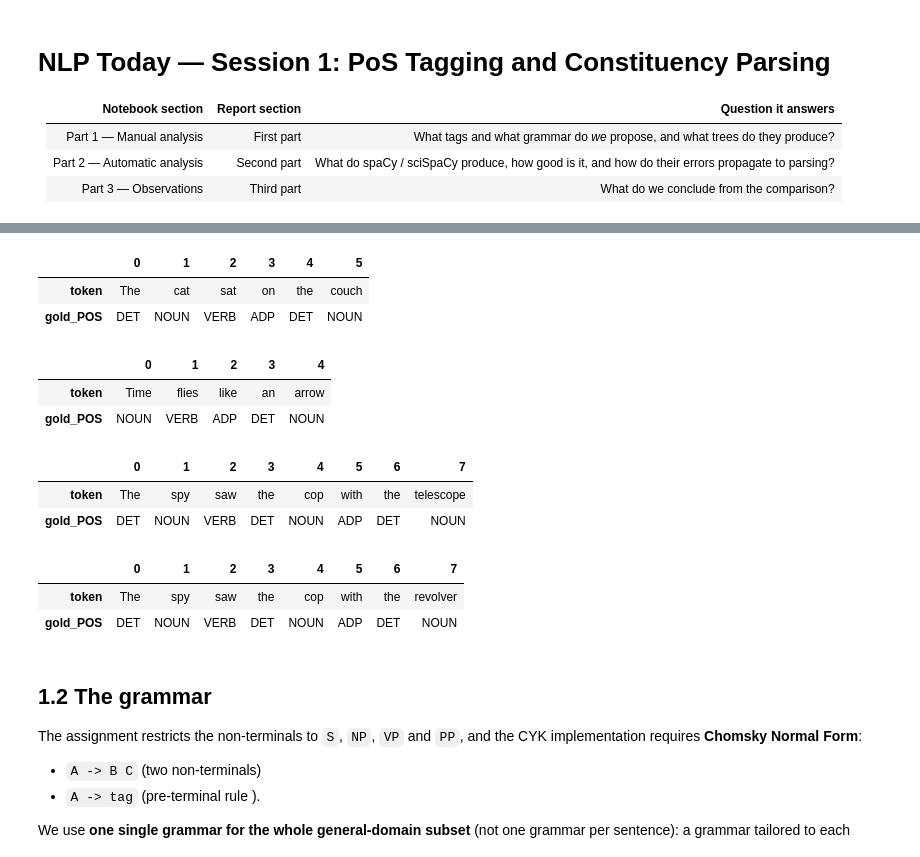
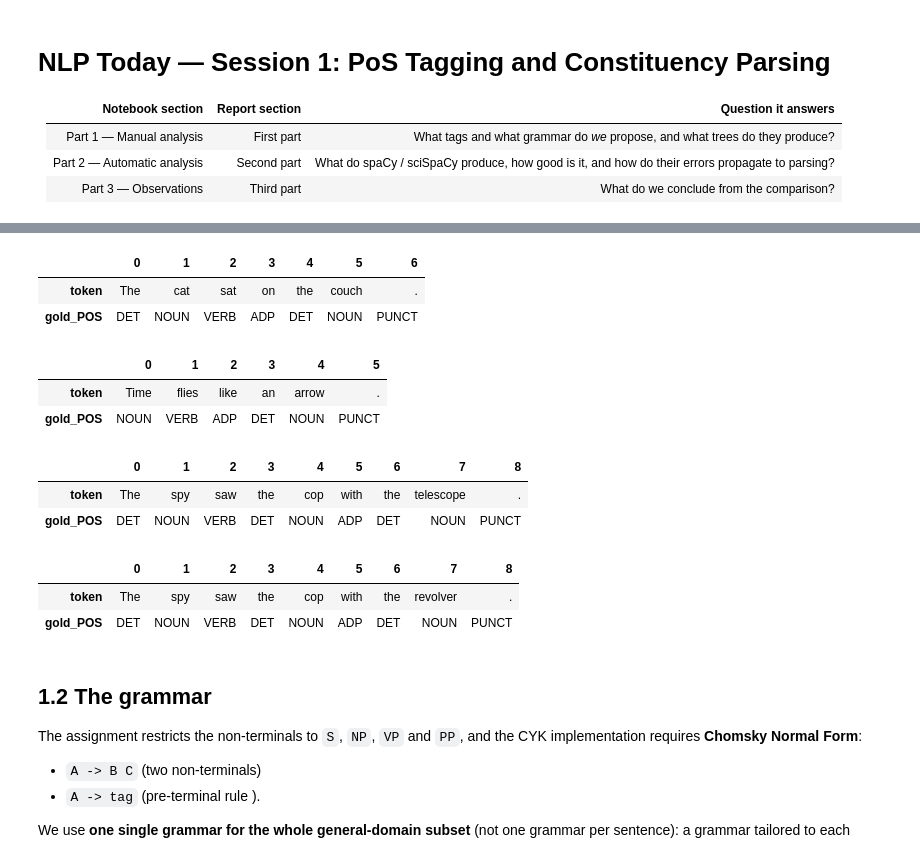
Before and after one commit to fserracrespi/Workshop_1_NLP_Today, a Jupyter notebook: main.ipynb, the cells around one changed output, grey strips where cells are left out. Cells and saved outputs as stored; diff of their text form; code cells hidden in the pictures.

```diff
--- a/main.ipynb
+++ b/main.ipynb
@@ -22,5 +22,9 @@ Six sentences:
 # %%
+# The six sentences exactly as given in the assignment (punctuation included).
+#   Sentence : the raw string, fed to spaCy / sciSpaCy
+#   Tokens   : our own tokenisation, one token per gold tag
+#   Pos      : the manual annotation, restricted to the 10 tags allowed by the brief
 data = pd.read_csv("data/sentences.csv", sep=";")
-data["n_tokens"] = data["Sentence"].str.split().str.len()
-data
+data["n_tokens"] = data["Tokens"].str.split().str.len()
+data[["Domain", "Sentence", "n_tokens"]]
 # %% [output]
@@ -43,26 +57,33 @@ in the report.
 # %%
-GOLD = {} # dictionary mapping sentences to their gold POS tags {sentence: [POS tags]} !!!!!!!!!!! Really important to have this dictionary for the evaluation of the taggers
+# GOLD   : sentence -> list of gold PoS tags
+# TOKENS : sentence -> our tokenisation
+GOLD, TOKENS = {}, {}
 
 for _, row in data.iterrows():
     GOLD[row["Sentence"]] = row["Pos"].split()
+    TOKENS[row["Sentence"]] = row["Tokens"].split()
+
+TAGSET = ["ADJ", "ADP", "AUX", "DET", "NOUN", "NUM", "PRON", "PROPN", "PUNCT", "SCONJ",
+          "SYM", "VERB"]
+
+assert all(t in TAGSET for tags in GOLD.values() for t in tags), "gold uses a tag outside TAGSET"
+assert all(len(TOKENS[s]) == len(GOLD[s]) for s in GOLD), "token / tag length mismatch"
 
 for sentence in list(GOLD)[:4]:
-    frame = {"token": sentence.split()}
-    frame["gold_POS"] = GOLD[sentence]
-    display(pd.DataFrame(frame).T)
+    display(pd.DataFrame({"token": TOKENS[sentence], "gold_POS": GOLD[sentence]}).T)
 # %% [output]
-|  | 0 | 1 | 2 | 3 | 4 | 5 |
-| token | The | cat | sat | on | the | couch |
-| gold_POS | DET | NOUN | VERB | ADP | DET | NOUN |
+|  | 0 | 1 | 2 | 3 | 4 | 5 | 6 |
+| token | The | cat | sat | on | the | couch | . |
+| gold_POS | DET | NOUN | VERB | ADP | DET | NOUN | PUNCT |
-|  | 0 | 1 | 2 | 3 | 4 |
-| token | Time | flies | like | an | arrow |
-| gold_POS | NOUN | VERB | ADP | DET | NOUN |
+|  | 0 | 1 | 2 | 3 | 4 | 5 |
+| token | Time | flies | like | an | arrow | . |
+| gold_POS | NOUN | VERB | ADP | DET | NOUN | PUNCT |
-|  | 0 | 1 | 2 | 3 | 4 | 5 | 6 | 7 |
-| token | The | spy | saw | the | cop | with | the | telescope |
-| gold_POS | DET | NOUN | VERB | DET | NOUN | ADP | DET | NOUN |
+|  | 0 | 1 | 2 | 3 | 4 | 5 | 6 | 7 | 8 |
+| token | The | spy | saw | the | cop | with | the | telescope | . |
+| gold_POS | DET | NOUN | VERB | DET | NOUN | ADP | DET | NOUN | PUNCT |
-|  | 0 | 1 | 2 | 3 | 4 | 5 | 6 | 7 |
-| token | The | spy | saw | the | cop | with | the | revolver |
-| gold_POS | DET | NOUN | VERB | DET | NOUN | ADP | DET | NOUN |
+|  | 0 | 1 | 2 | 3 | 4 | 5 | 6 | 7 | 8 |
+| token | The | spy | saw | the | cop | with | the | revolver | . |
+| gold_POS | DET | NOUN | VERB | DET | NOUN | ADP | DET | NOUN | PUNCT |
 # %% [markdown]
 ## 1.2 The grammar
 
```
Also changed, not shown: parts of 33 cells of this notebook, 5 other files.
